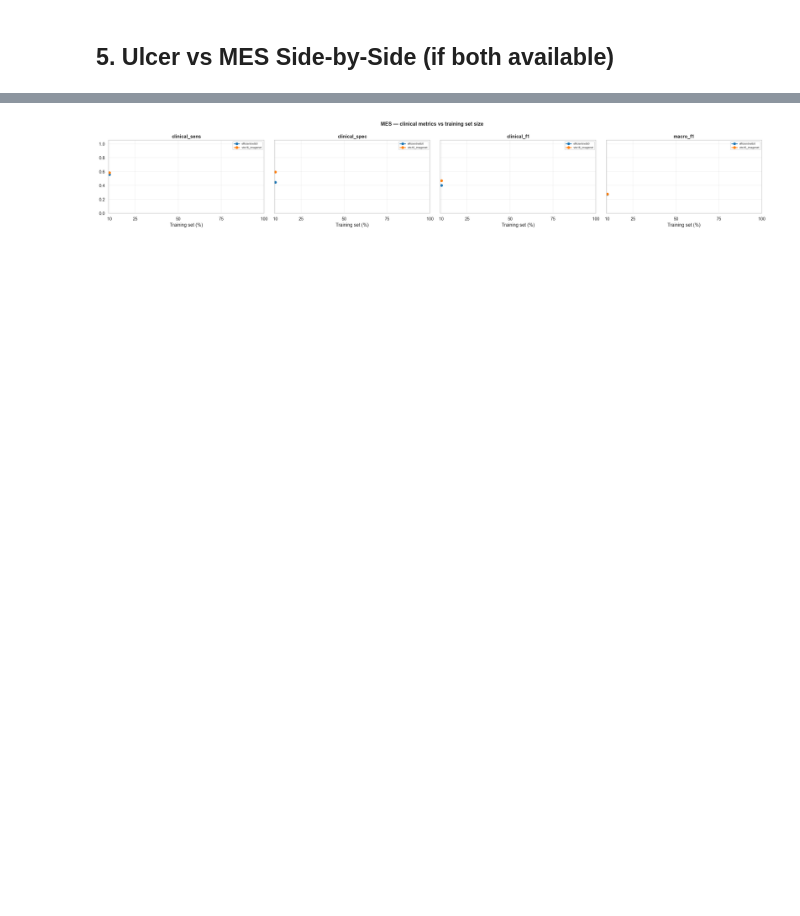
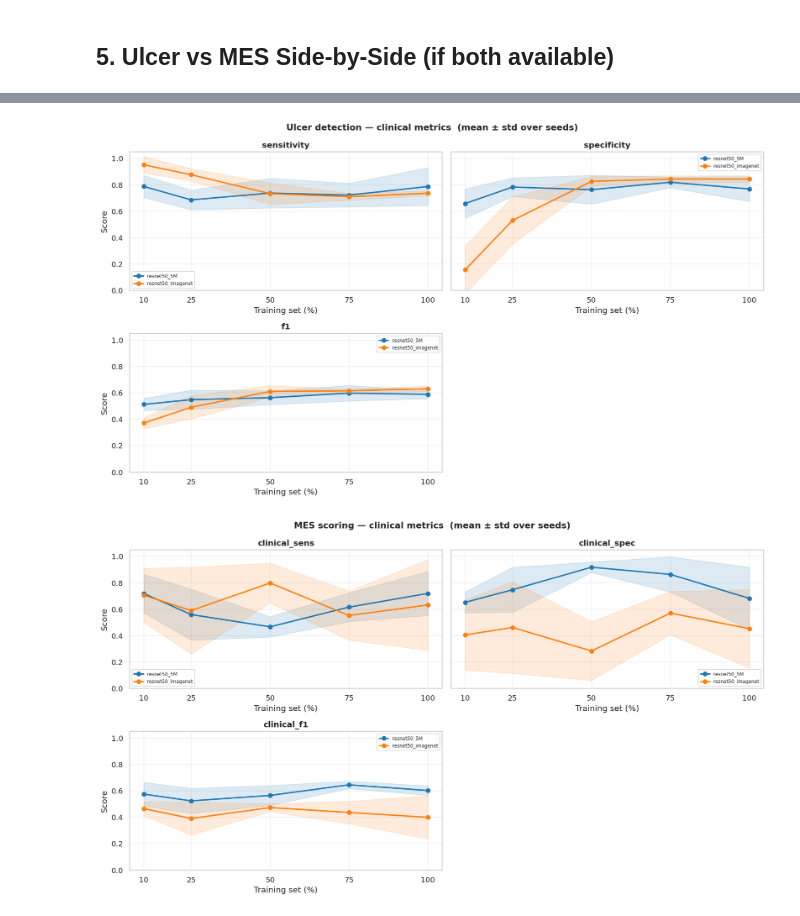
Before and after one commit to Gastroenterology-CRCHUM/data-efficiency-MES-Ulcer, a Jupyter notebook: notebooks/03_learning_curves.ipynb, the cells around one changed output, grey strips where cells are left out. Drawn from its saved outputs; the diff is of its cells as text; code cells hidden in the pictures; blank space fills up the shorter version.

```diff
--- a/notebooks/03_learning_curves.ipynb
+++ b/notebooks/03_learning_curves.ipynb
@@ -41,3 +36,13 @@ HEAD_FILTER = ["linear"]
+# %%
+# Metrics to plot
+METRICS = ["auroc", "f1"]
+
+# Head types to include (None = all)
+HEAD_FILTER = ["linear"]
+
+# Models to include (None = all)
+MODEL_FILTER: list[str] | None = ["resnet50_5M", "resnet50_imagenet"]
+# MODEL_FILTER = ["vits16_imagenet", "efficientnetb0"]
 # %% [markdown]
 ## 1. Load Results
 # %%
@@ -281,42 +321,75 @@ plot_task_comparison(df_ulcer, "Ulcer detection", df_mes, "MES scoring",
 # %%
-def plot_mes_clinical_metrics(df: pd.DataFrame) -> None:
+def plot_clinical_metrics(
+    df: pd.DataFrame,
+    task: str,
+    model_filter: list[str] | None = None,
+) -> None:
+    """Plot clinical metrics vs training set size for ulcer or MES."""
     if df is None:
         return
-    clinical_cols = [c for c in ("cli_sens_mean", "cli_spec_mean", "cli_f1_mean", "macro_f1_mean")
-                     if c in df.columns]
+
+    if model_filter:
+        df = df[df["model"].isin(model_filter)]
+
+    # Ulcer: tuned_sensitivity_mean, tuned_specificity_mean, tuned_f1_mean
+    # MES:   cli_sens_mean, cli_spec_mean, cli_f1_mean, macro_f1_mean
+    clinical_cols = [
+        c for c in df.columns
+        if c.endswith("_mean") and any(
+            k in c for k in ("cli_", "tuned_sensitivity", "tuned_specificity", "tuned_f1")
+        )
+    ]
     if not clinical_cols:
-        print("No clinical MES columns found in results.")
+        print(f"[{task}] No clinical metric columns found.")
         return
 
-    fig, axes = plt.subplots(1, len(clinical_cols), figsize=(6 * len(clinical_cols), 4), sharey=True)
-    if len(clinical_cols) == 1:
-        axes = [axes]
-    fig.suptitle("MES — clinical metrics vs training set size", fontsize=13, fontweight="bold")
+    ncols = min(len(clinical_cols), 2)
+    nrows = (len(clinical_cols) + ncols - 1) // ncols
 
-    colors = plt.get_cmap("tab10").colors
-    models = df["model"].unique()
+    fig, axes = plt.subplots(nrows, ncols,
+                             figsize=(7 * ncols, 4 * nrows), sharey=True, squeeze=False)
+    fig.suptitle(
+        f"{task} — clinical metrics  (mean ± std over seeds)",
+        fontsize=13, fontweight="bold",
+    )
+
+    colors    = plt.get_cmap("tab10").colors
+    models    = df["model"].unique()
     color_map = {m: colors[i % len(colors)] for i, m in enumerate(models)}
 
-    for ax, col in zip(axes, clinical_cols):
+    for idx, col in enumerate(clinical_cols):
+        ax      = axes[idx // ncols][idx % ncols]
         std_col = col.replace("_mean", "_std")
+
         for model_name, grp in df.groupby("model"):
-            grp = grp.sort_values("subset_ratio")
-            x = grp["subset_ratio"] * 100
-            y = grp[col]
+            grp   = grp.sort_values("subset_ratio")
+            x     = grp["subset_ratio"] * 100
+            y     = grp[col]
             y_std = grp[std_col] if std_col in grp.columns else 0
             color = color_map[model_name]
             ax.plot(x, y, marker="o", label=model_name, linewidth=2, color=color)
             ax.fill_between(x, y - y_std, y + y_std, color=color, alpha=0.15)
-        ax.set_title(col.replace("_mean", "").replace("cli_", "clinical_"), fontweight="bold")
+
+        label = (col.replace("_mean", "")
+                   .replace("cli_", "clinical_")
+                   .replace("tuned_", ""))
+        ax.set_title(label, fontweight="bold")
         ax.set_xlabel("Training set (%)")
+        ax.set_ylabel("Score" if idx % ncols == 0 else "")
         ax.set_ylim(0, 1.05)
         ax.set_xticks([10, 25, 50, 75, 100])
         ax.grid(alpha=0.3)
         ax.legend(fontsize=7)
 
+    for idx in range(len(clinical_cols), nrows * ncols):
+        axes[idx // ncols][idx % ncols].set_visible(False)
+
     fig.tight_layout()
     plt.show()
 
-plot_mes_clinical_metrics(df_mes)
+
+plot_clinical_metrics(df_ulcer, "Ulcer detection", MODEL_FILTER)
+plot_clinical_metrics(df_mes,   "MES scoring",     MODEL_FILTER)
 # %% [output]
-[figure, old version]
+[figure, new version]
+[figure, added]
```
Also changed, not shown: parts of 10 cells of this notebook, 37 other files.
